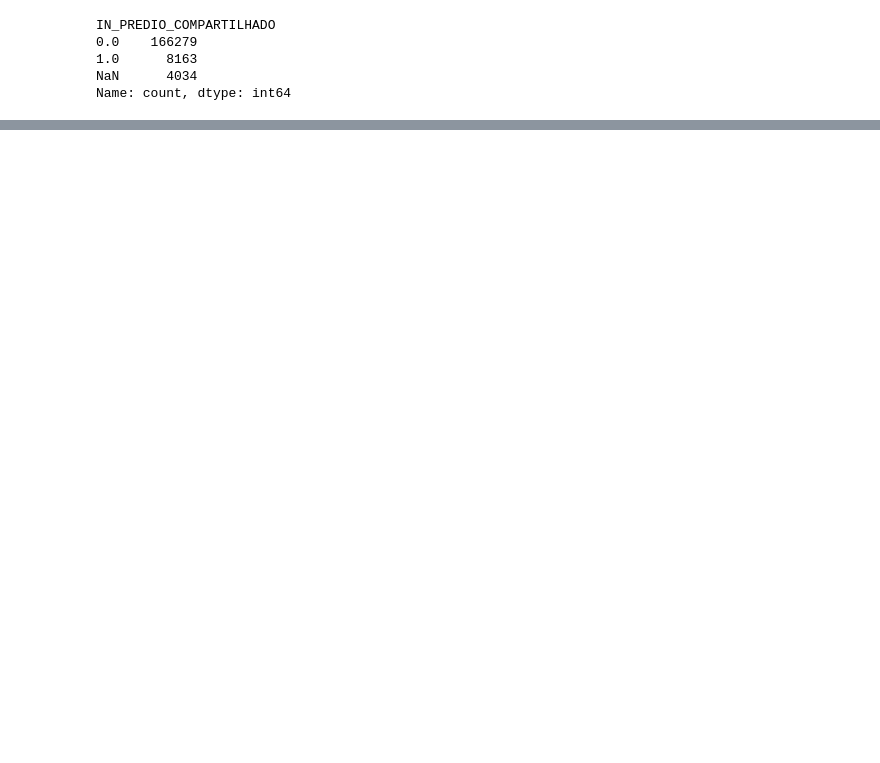
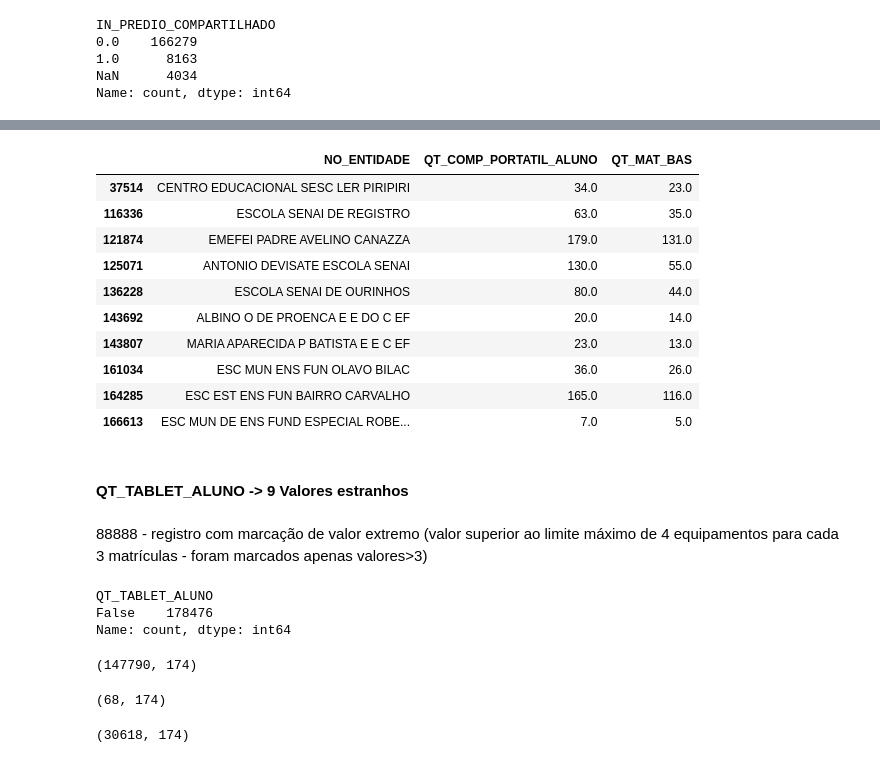
Before and after one commit to CinthiaNagahama/DCD_Rendimento_Escolar, a Jupyter notebook: explore.ipynb, the cells around one changed output, grey strips where cells are left out. Drawn from its saved outputs; the diff is of its cells as text; code cells hidden in the pictures; blank space fills up the shorter version.

```diff
--- a/explore.ipynb
+++ b/explore.ipynb
@@ -468,0 +2381,40 @@ df[(df['QT_MAT_BAS'] / 3 * 4 < df['QT_DESKTOP_ALUNO']) & (df['QT_DESKTOP_ALUNO']
+# %%
+df[
+    (df['QT_COMP_PORTATIL_ALUNO'] > 3) &
+    (df['QT_COMP_PORTATIL_ALUNO'] > df['QT_MAT_BAS'] / 3 * 4) &
+    (df['QT_COMP_PORTATIL_ALUNO'] < 88888)
+][['NO_ENTIDADE', 'QT_COMP_PORTATIL_ALUNO', 'QT_MAT_BAS']]
+# %% [output]
+|  | NO_ENTIDADE | QT_COMP_PORTATIL_ALUNO | QT_MAT_BAS |
+| 37514 | CENTRO EDUCACIONAL SESC LER PIRIPIRI | 34.0 | 23.0 |
+| 116336 | ESCOLA SENAI DE REGISTRO | 63.0 | 35.0 |
+| 121874 | EMEFEI PADRE AVELINO CANAZZA | 179.0 | 131.0 |
+| 125071 | ANTONIO DEVISATE ESCOLA SENAI | 130.0 | 55.0 |
+| 136228 | ESCOLA SENAI DE OURINHOS | 80.0 | 44.0 |
+| 143692 | ALBINO O DE PROENCA E E DO C EF | 20.0 | 14.0 |
+| 143807 | MARIA APARECIDA P BATISTA E E C EF | 23.0 | 13.0 |
+| 161034 | ESC MUN ENS FUN OLAVO BILAC | 36.0 | 26.0 |
+| 164285 | ESC EST ENS FUN BAIRRO CARVALHO | 165.0 | 116.0 |
+| 166613 | ESC MUN DE ENS FUND ESPECIAL ROBE... | 7.0 | 5.0 |
+# %% [markdown]
+#### QT_TABLET_ALUNO -> 9 Valores estranhos
+# %% [markdown]
+88888 - registro com marcação de valor extremo (valor superior ao limite máximo de 4 equipamentos para cada 3 matrículas - foram marcados apenas valores>3)
+# %%
+df['QT_TABLET_ALUNO'].isna().value_counts(dropna=False)
+# %% [output]
+QT_TABLET_ALUNO
+False    178476
+Name: count, dtype: int64
+# %%
+df[df['QT_TABLET_ALUNO'] == 0].shape
+# %% [output]
+(147790, 174)
+# %%
+df[df['QT_TABLET_ALUNO'] == 88888].shape
+# %% [output]
+(68, 174)
+# %%
+df[(df['QT_TABLET_ALUNO'] > 0) & (df['QT_TABLET_ALUNO'] < 88888)].shape
+# %% [output]
+(30618, 174)
```
Also changed, not shown: parts of 478 cells of this notebook.
